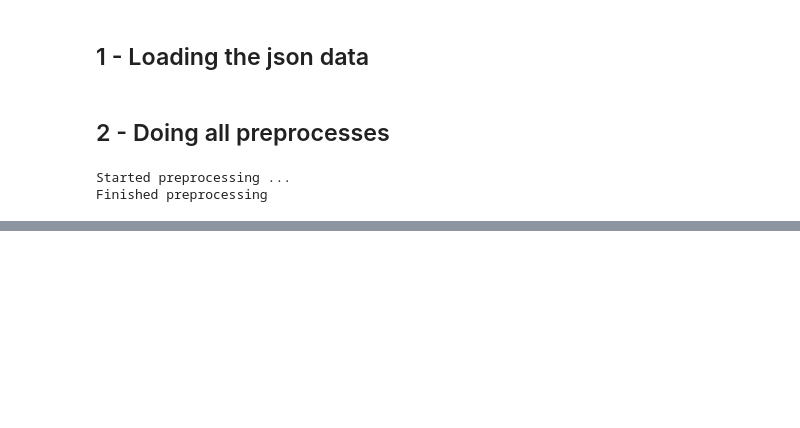
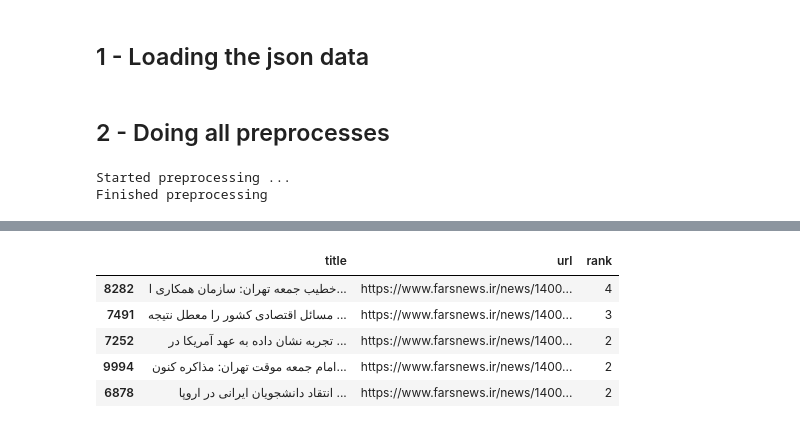
Before and after one commit to mahdirezaie336/InformationRetrievalSystem, a Jupyter notebook: Project.ipynb, the cells around one changed output, grey strips where cells are left out. Saved outputs shown, nothing was run; the diff lists cells and outputs as text; code cells hidden in the pictures; blank space fills up the shorter version.

```diff
--- a/Project.ipynb
+++ b/Project.ipynb
@@ -161,0 +328,10 @@ df1.merge(df2, left_index=True, right_index=True).loc[:, ["a", "b"]]
+# %%
+query = 'تحریم های آمریکا ! ایران'
+index.query(query).head(5)
+# %% [output]
+|  | title | url | rank |
+| 8282 | خطیب جمعه تهران: سازمان‌ همکاری ا... | https://www.farsnews.ir/news/1400... | 4 |
+| 7491 | مسائل اقتصادی کشور را معطل نتیجه ... | https://www.farsnews.ir/news/1400... | 3 |
+| 7252 | تجربه نشان داده به عهد آمریکا در ... | https://www.farsnews.ir/news/1400... | 2 |
+| 9994 | امام جمعه موقت تهران: مذاکره کنون... | https://www.farsnews.ir/news/1400... | 2 |
+| 6878 | انتقاد دانشجویان ایرانی در اروپا ... | https://www.farsnews.ir/news/1400... | 2 |
```
Also changed, not shown: parts of 48 cells of this notebook, 2 other files.
